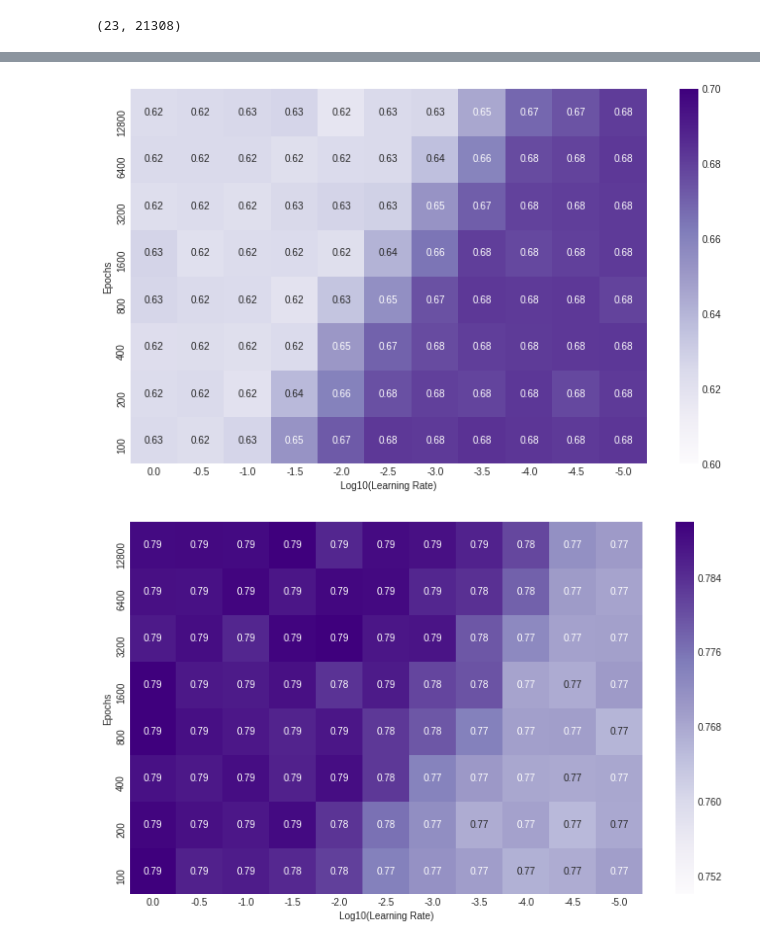
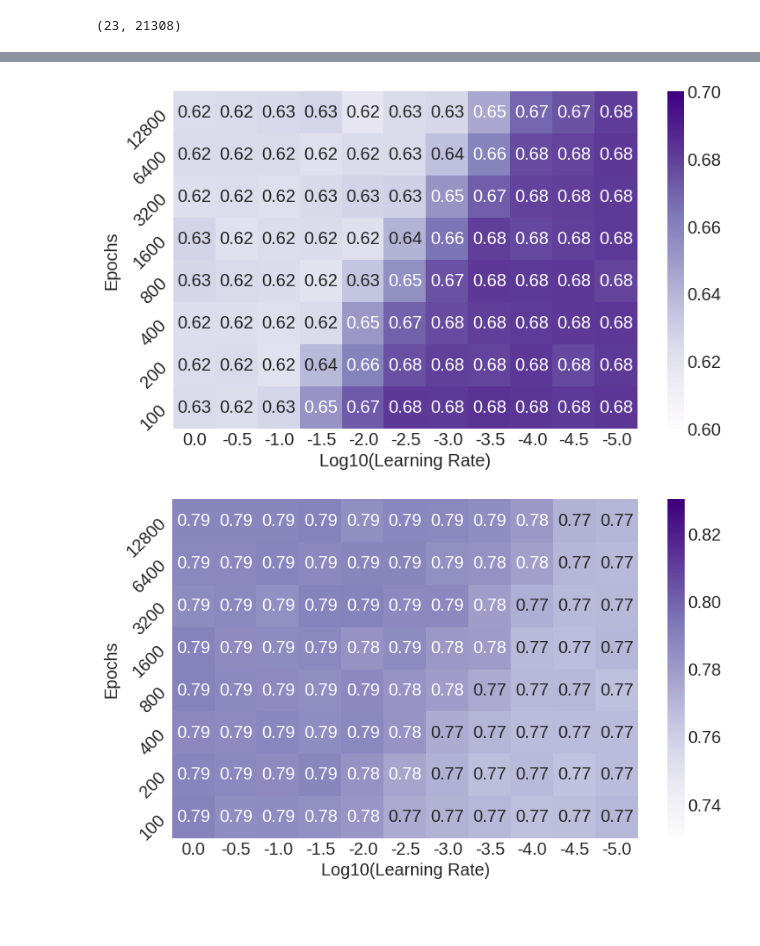
Before and after one commit to asdfbat/FYS-STK4155, a Jupyter notebook: Project2/src/credit_card_Logreg.ipynb, the cells around one changed output, grey strips where cells are left out. Drawn from its saved outputs; the diff is of its cells as text; code cells hidden in the pictures; blank space fills up the shorter version.

```diff
--- a/Project2/src/credit_card_Logreg.ipynb
+++ b/Project2/src/credit_card_Logreg.ipynb
@@ -18,7 +18,7 @@ plt.style.use('seaborn-darkgrid')
 mpl.rcParams['figure.figsize'] = [10.0, 4.0]
 mpl.rcParams['figure.dpi'] = 80
 mpl.rcParams['savefig.dpi'] = 100
-mpl.rcParams['font.size'] = 16
+mpl.rcParams['font.size'] = 18
 # %%
 def accuracy_score(Y_test, Y_pred):
     return np.sum(Y_test == Y_pred) / len(Y_test)
@@ -126,23 +121,25 @@ acc_mat[:5, :5], area_mat[:5, :5]
 # %%
 fig, ax = plt.subplots(1, 1, figsize=(10,6))
 sns.heatmap(area_mat, ax=ax, annot=True, fmt=".2f", vmin=0.6, vmax=0.7, xticklabels=lrs, yticklabels=epochs, cmap="Purples", square=True)
 ax.set_xlabel("Log10(Learning Rate)")
 ax.set_ylabel("Epochs")
 plt.ylim(0, len(epochs));
+ax.set_yticklabels(epochs, rotation = 45, ha="right")
 plt.tight_layout()
 plt.savefig("../figs/CC_logreg_area.pdf", bbox_inches="tight")
 # %% [output]
-[figure, old version]
+[figure, new version]
 # %%
 fig, ax = plt.subplots(1, 1, figsize=(10,6))
-sns.heatmap(acc_mat, ax=ax, annot=True, fmt=".2f", vmin=0.75, vmax=0.79, xticklabels=lrs, yticklabels=epochs, cmap="Purples", square=True)
+sns.heatmap(acc_mat, ax=ax, annot=True, fmt=".2f", vmin=0.73, vmax=0.83, xticklabels=lrs, yticklabels=epochs, cmap="Purples", square=True)
 ax.set_xlabel("Log10(Learning Rate)")
 ax.set_ylabel("Epochs")
 plt.ylim(0, len(epochs));
+ax.set_yticklabels(epochs, rotation = 45, ha="right")
 plt.tight_layout()
-plt.savefig("../figs/CC_logreg_area.pdf", bbox_inches="tight")
+plt.savefig("../figs/CC_logreg_acc.pdf", bbox_inches="tight")
 # %% [output]
-[figure, old version]
+[figure, new version]
 # %%
 X_train, X_test, Y_train, Y_test = train_test_split(X, Y, test_size=0.1)
 Scaler = preprocessing.StandardScaler()
```
Also changed, not shown: parts of 2 cells of this notebook, 28 other files.
